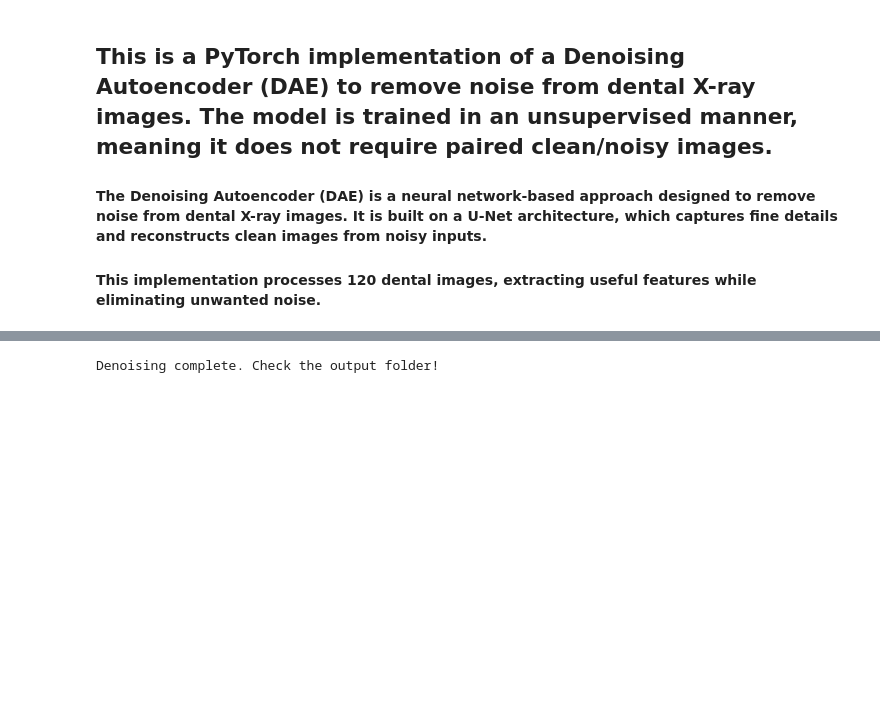
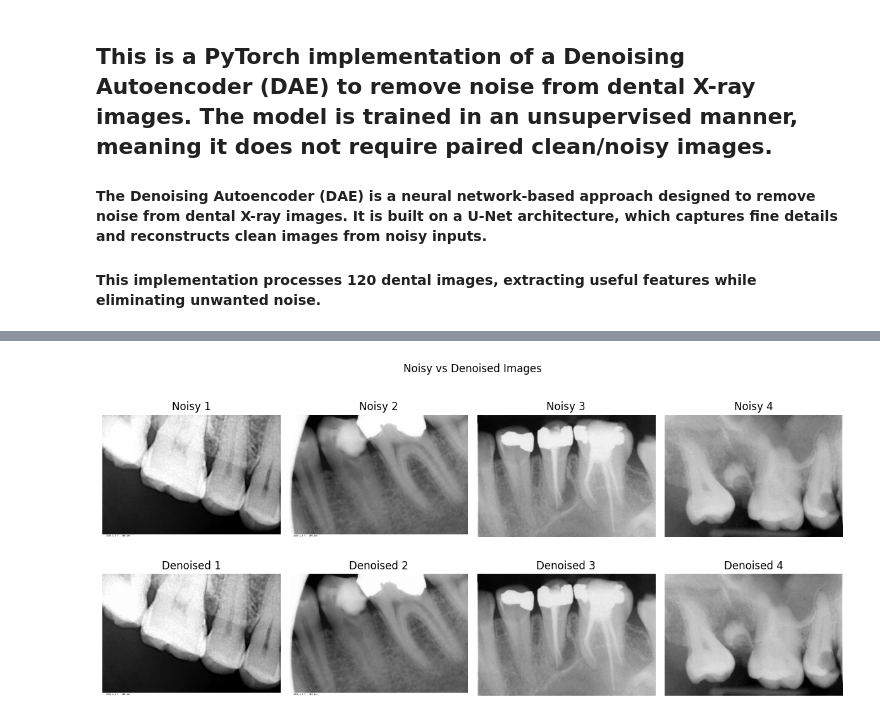
Before and after one commit to AyobamiMichael/Dental_Medical_ImagesDenoising, a Jupyter notebook: medical-imagesdenoisingusingnoise2void.ipynb, the cells around one changed output, grey strips where cells are left out. Cells and saved outputs as stored; diff of their text form; code cells hidden in the pictures; blank space fills up the shorter version.

Commit message:
Kaggle Notebook | Medical_ImagesDenoisingUsingNoise2Void | Medical_ImagesDenoisingV4

```diff
--- a/medical-imagesdenoisingusingnoise2void.ipynb
+++ b/medical-imagesdenoisingusingnoise2void.ipynb
@@ -60,14 +61,14 @@ class UNet(nn.Module):
 dataset = NoisyImageDataset("/kaggle/input/medical-image-dataset/Dataset")
 dataloader = DataLoader(dataset, batch_size=4, shuffle=True)
 
-# Initialize model, loss, optimizer
+# Initializing model, loss, optimizer
 device = torch.device("cuda" if torch.cuda.is_available() else "cpu")
 model = UNet().to(device)
 criterion = nn.MSELoss()
 optimizer = optim.Adam(model.parameters(), lr=0.001)
 
 # Training loop
-num_epochs = 10
+num_epochs = 100
 for epoch in range(num_epochs):
     model.train()
     total_loss = 0
@@ -77,7 +78,7 @@ for epoch in range(num_epochs):
 
         optimizer.zero_grad()
         output = model(noisy)
-        loss = criterion(output, target)  # Minimize noise
+        loss = criterion(output, target)  # This Minimizes noise
         loss.backward()
         optimizer.step()
 
@@ -101,29 +109,52 @@ Epoch 10/10, Loss: 0.0002
 # %%
+# Model Evaluation
 def denoise_image(model, image_path):
     model.eval()
     img = cv2.imread(image_path, cv2.IMREAD_GRAYSCALE) / 255.0
     img_tensor = torch.tensor(img, dtype=torch.float32).unsqueeze(0).unsqueeze(0).to(device)
 
     with torch.no_grad():
         denoised = model(img_tensor).squeeze().cpu().numpy()
 
     return (denoised * 255).astype(np.uint8)
 
-# Load trained model
+# Application of the trained model
 model.load_state_dict(torch.load("denoising_autoencoder.pth", map_location=device))
 
-# Denoise and save all images
+# Denoised images saved
 input_folder = "/kaggle/input/medical-image-dataset/Dataset"
 output_folder = "path/to/denoised_images"
 os.makedirs(output_folder, exist_ok=True)
 
 for filename in os.listdir(input_folder):
     input_path = os.path.join(input_folder, filename)
     output_path = os.path.join(output_folder, filename)
 
     denoised_img = denoise_image(model, input_path)
     cv2.imwrite(output_path, denoised_img)
 
-print("Denoising complete. Check the output folder!")
+
+
+noisy_images = sorted(os.listdir(input_folder))[:4]
+denoised_images = sorted(os.listdir(output_folder))[:4]
+
+fig, axes = plt.subplots(2, 4, figsize=(12, 6))
+
+for i in range(4):
+    # noisy images
+    noisy_img = cv2.imread(os.path.join(input_folder, noisy_images[i]), cv2.IMREAD_GRAYSCALE)
+    axes[0, i].imshow(noisy_img, cmap='gray')
+    axes[0, i].set_title(f"Noisy {i+1}")
+    axes[0, i].axis("off")
+
+    # denoised images
+    denoised_img = cv2.imread(os.path.join(output_folder, denoised_images[i]), cv2.IMREAD_GRAYSCALE)
+    axes[1, i].imshow(denoised_img, cmap='gray')
+    axes[1, i].set_title(f"Denoised {i+1}")
+    axes[1, i].axis("off")
+
+plt.suptitle("Noisy vs Denoised Images")
+plt.tight_layout()
+plt.show()
 # %% [output]
-Denoising complete. Check the output folder!
+[figure, added]
```
Also changed, not shown: parts of 3 cells of this notebook.
